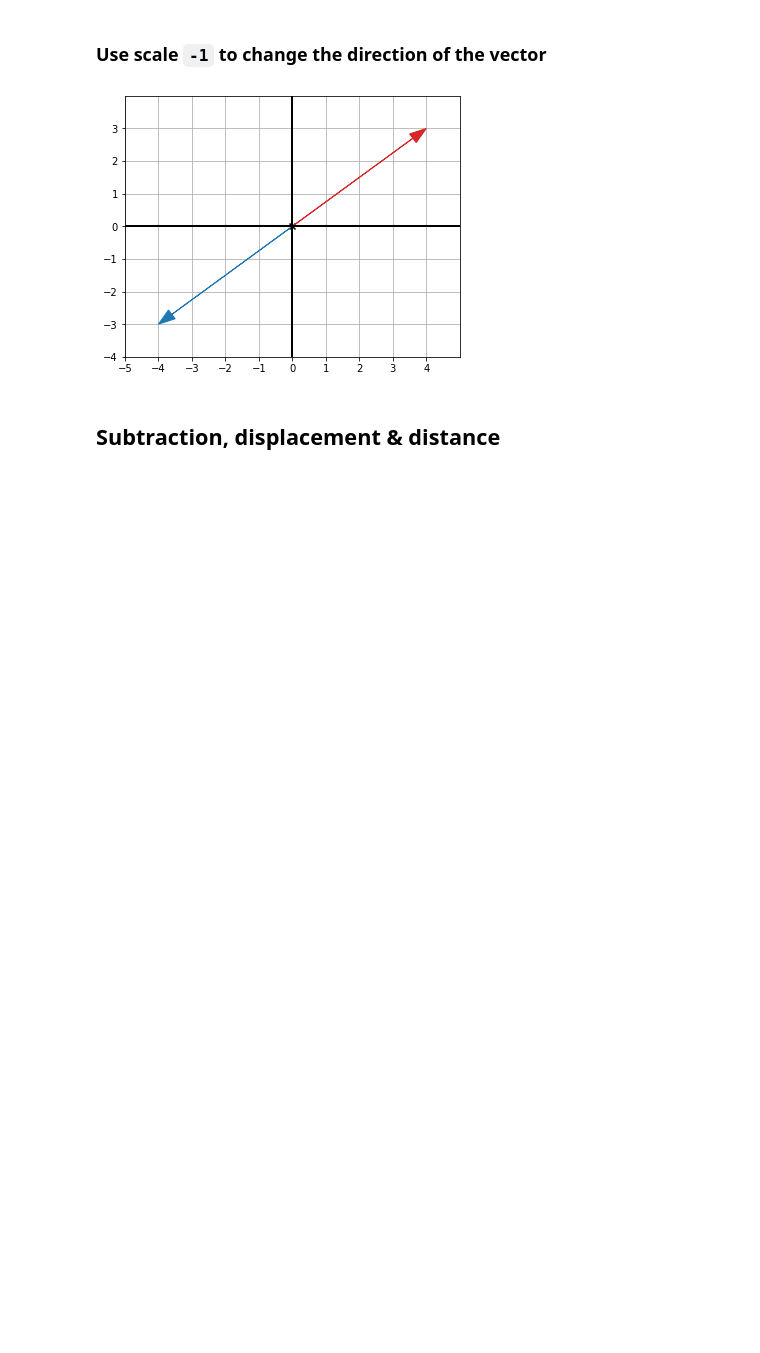
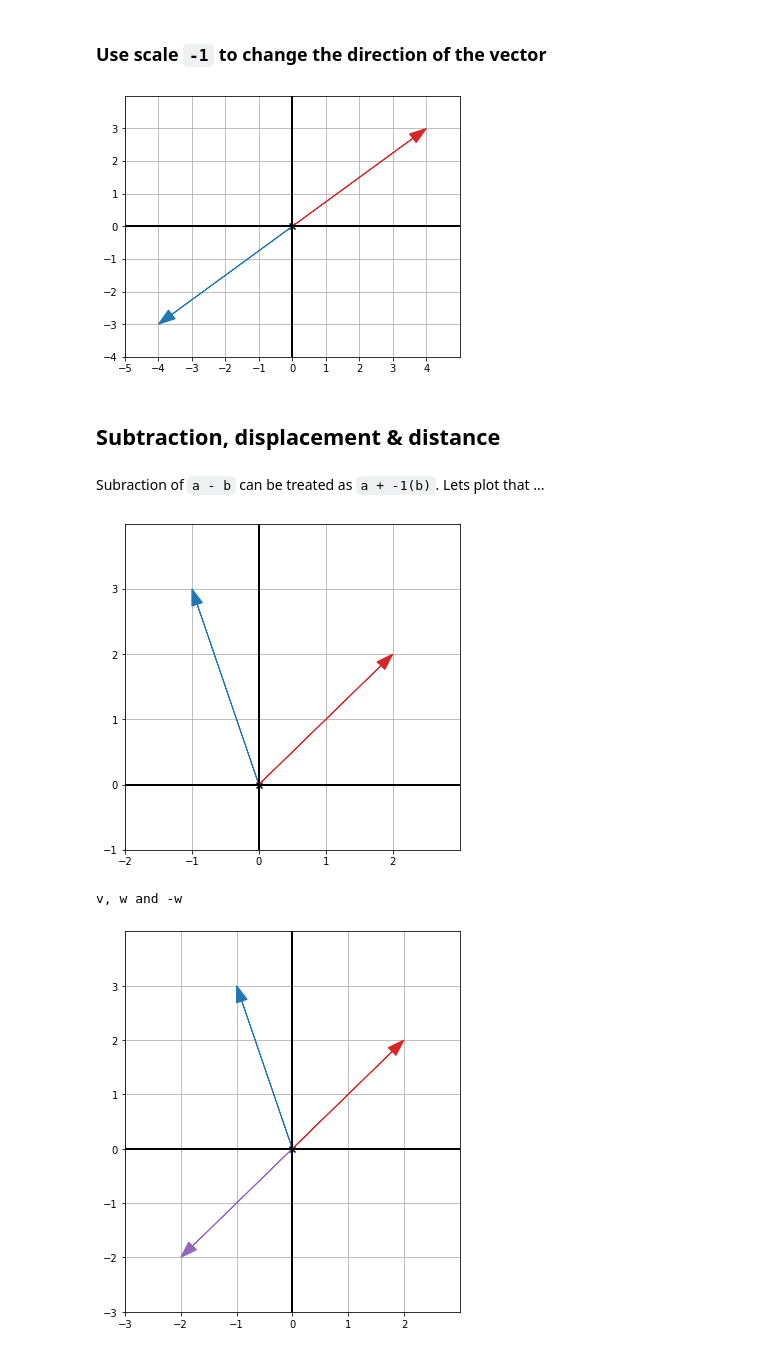
Before and after one commit to sthaha/Math-for-Programmers, a Jupyter notebook: learn/ch02/Ch02.ipynb, the cells around one changed output. Saved outputs shown, nothing was run; the diff lists cells and outputs as text; code cells hidden in the pictures; blank space fills up the shorter version.

```diff
--- a/learn/ch02/Ch02.ipynb
+++ b/learn/ch02/Ch02.ipynb
@@ -163,3 +168,27 @@ draw(
 [figure]
 # %% [markdown]
 ## Subtraction, displacement  & distance
+# %% [markdown]
+Subraction of `a - b` can be treated as `a + -1(b)`. Lets plot that ...
+# %%
+v = (-1, 3) # blue
+w = (2, 2)  # red
+
+draw(
+  Arrow(v, color=blue),
+  Arrow(w, color=red),
+)
+
+# subtract v - w
+# v remains as is
+print("v, w and -w")
+
+draw(
+  Arrow(v, color=blue),
+  Arrow(w, color=red),
+  Arrow(scale(w, -1), color=purple),
+)
+# %% [output]
+[figure, added]
+v, w and -w
+[figure, added]
```
Also changed, not shown: parts of 17 cells of this notebook, 4 other files.
